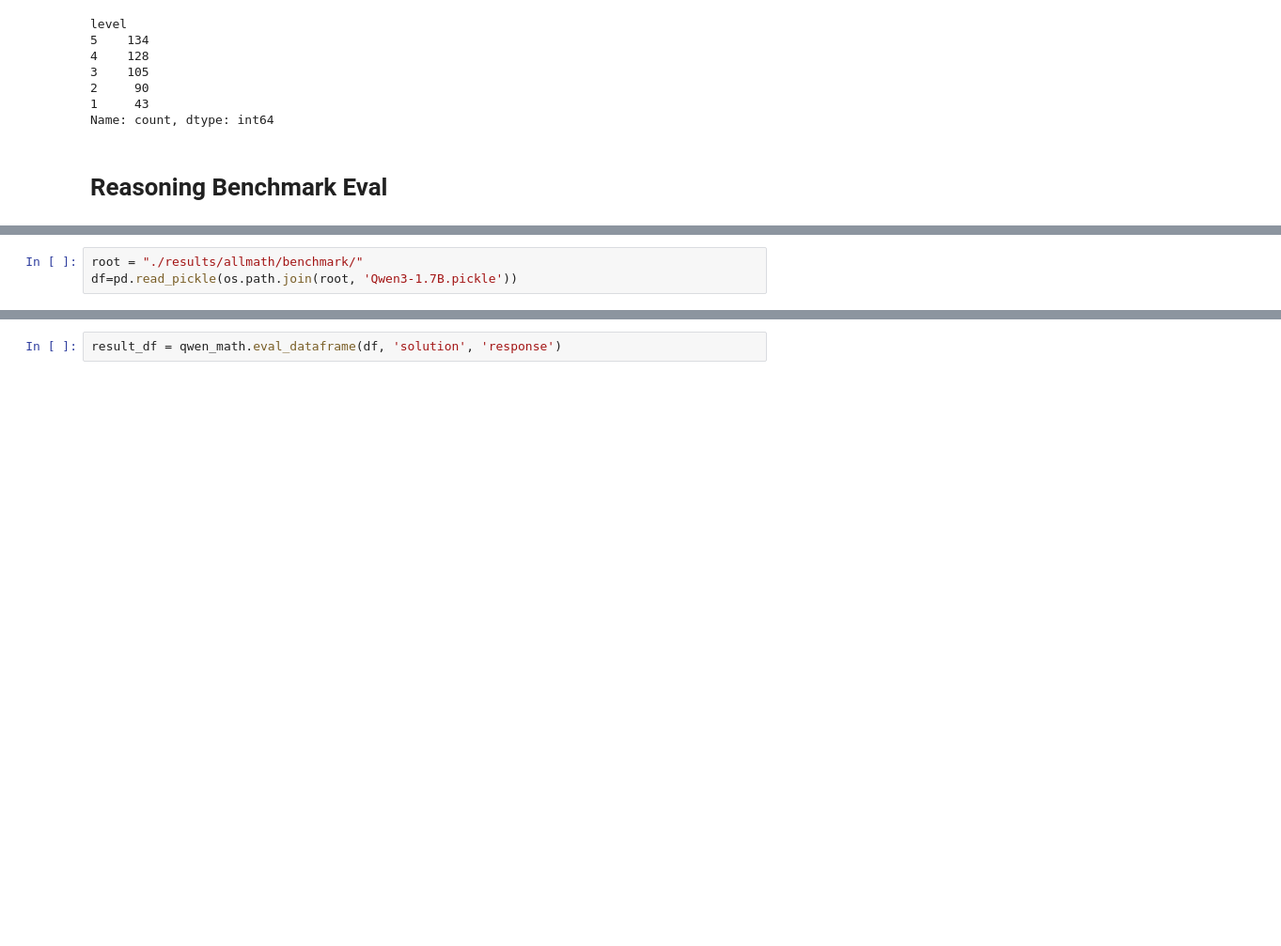
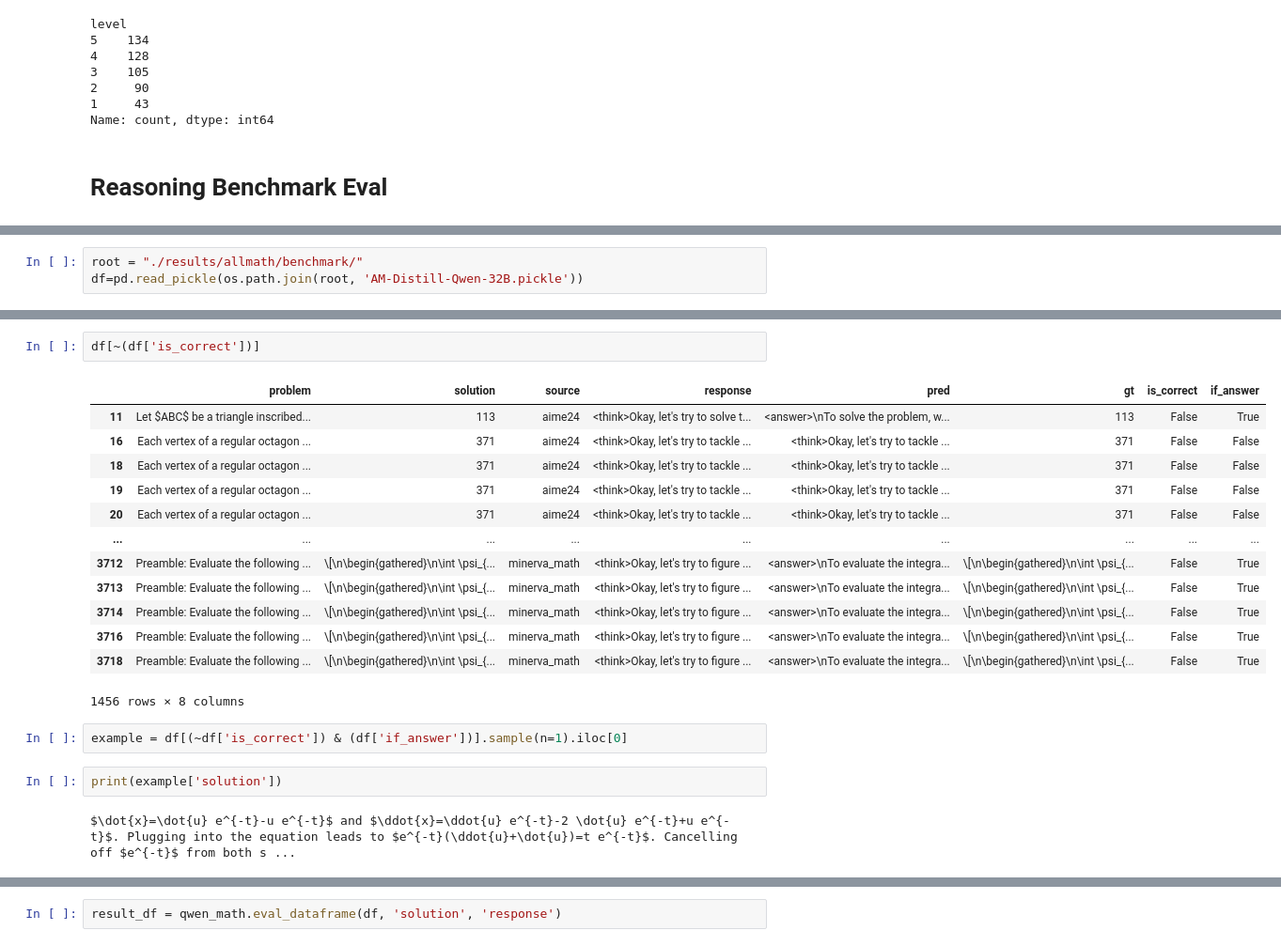
Before and after one commit to Aochong-Li/perturb-r, a Jupyter notebook: notebook/math/benchmark_eval.ipynb, the cells around one changed output, grey strips where cells are left out. Shown at 94% size. Cells and saved outputs as stored; diff of their text form; blank space fills up the shorter version.

```diff
--- a/notebook/math/benchmark_eval.ipynb
+++ b/notebook/math/benchmark_eval.ipynb
@@ -91,3 +91,3 @@ Accuracy: 0.7532970183486238
 # %%
 root = "./results/allmath/benchmark/"
-df=pd.read_pickle(os.path.join(root, 'Qwen3-1.7B.pickle'))
+df=pd.read_pickle(os.path.join(root, 'AM-Distill-Qwen-32B.pickle'))
@@ -98,0 +94,22 @@ import importlib; importlib.reload(qwen_math)
+# %%
+df[~(df['is_correct'])]
+# %% [output]
+|  | problem | solution | source | response | pred | gt | is_correct | if_answer |
+| 11 | Let $ABC$ be a triangle inscribed... | 113 | aime24 | <think>Okay, let's try to solve t... | <answer>\nTo solve the problem, w... | 113 | False | True |
+| 16 | Each vertex of a regular octagon ... | 371 | aime24 | <think>Okay, let's try to tackle ... | <think>Okay, let's try to tackle ... | 371 | False | False |
+| 18 | Each vertex of a regular octagon ... | 371 | aime24 | <think>Okay, let's try to tackle ... | <think>Okay, let's try to tackle ... | 371 | False | False |
+| 19 | Each vertex of a regular octagon ... | 371 | aime24 | <think>Okay, let's try to tackle ... | <think>Okay, let's try to tackle ... | 371 | False | False |
+| 20 | Each vertex of a regular octagon ... | 371 | aime24 | <think>Okay, let's try to tackle ... | <think>Okay, let's try to tackle ... | 371 | False | False |
+| ... | ... | ... | ... | ... | ... | ... | ... | ... |
+| 3712 | Preamble: Evaluate the following ... | \[\n\begin{gathered}\n\int \psi_{... | minerva_math | <think>Okay, let's try to figure ... | <answer>\nTo evaluate the integra... | \[\n\begin{gathered}\n\int \psi_{... | False | True |
+| 3713 | Preamble: Evaluate the following ... | \[\n\begin{gathered}\n\int \psi_{... | minerva_math | <think>Okay, let's try to figure ... | <answer>\nTo evaluate the integra... | \[\n\begin{gathered}\n\int \psi_{... | False | True |
+| 3714 | Preamble: Evaluate the following ... | \[\n\begin{gathered}\n\int \psi_{... | minerva_math | <think>Okay, let's try to figure ... | <answer>\nTo evaluate the integra... | \[\n\begin{gathered}\n\int \psi_{... | False | True |
+| 3716 | Preamble: Evaluate the following ... | \[\n\begin{gathered}\n\int \psi_{... | minerva_math | <think>Okay, let's try to figure ... | <answer>\nTo evaluate the integra... | \[\n\begin{gathered}\n\int \psi_{... | False | True |
+| 3718 | Preamble: Evaluate the following ... | \[\n\begin{gathered}\n\int \psi_{... | minerva_math | <think>Okay, let's try to figure ... | <answer>\nTo evaluate the integra... | \[\n\begin{gathered}\n\int \psi_{... | False | True |
+1456 rows × 8 columns
+# %%
+example = df[(~df['is_correct']) & (df['if_answer'])].sample(n=1).iloc[0]
+# %%
+print(example['solution'])
+# %% [output]
+$\dot{x}=\dot{u} e^{-t}-u e^{-t}$ and $\ddot{x}=\ddot{u} e^{-t}-2 \dot{u} e^{-t}+u e^{-t}$. Plugging into the equation leads to $e^{-t}(\ddot{u}+\dot{u})=t e^{-t}$. Cancelling off $e^{-t}$ from both s ...
```
Also changed, not shown: parts of 4 cells of this notebook, 5 other files.
